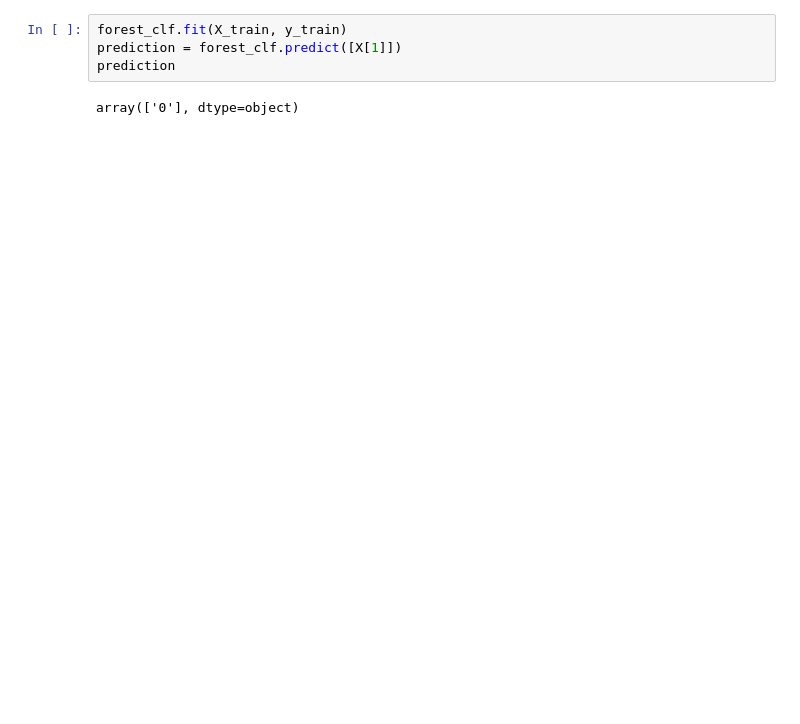
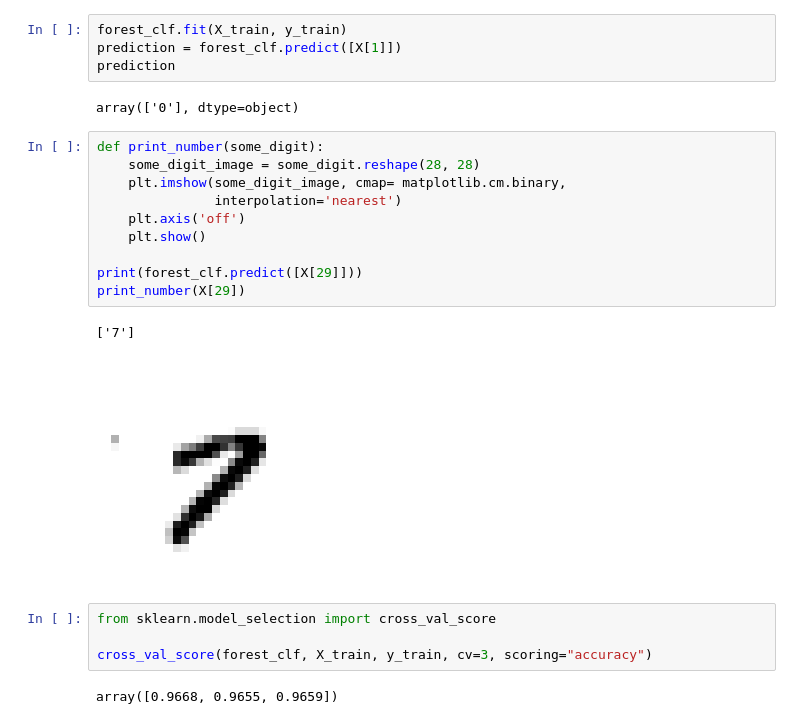
Before and after one commit to sandropaganotti/machine-learning-exercises, a Jupyter notebook: Chapter 3. MNIST.ipynb, the cells around one changed output. Cells and saved outputs as stored; diff of their text form; blank space fills up the shorter version.

Commit message:
Update Chapter 3. MNIST.ipynb
Added validation score

```diff
--- a/Chapter 3. MNIST.ipynb
+++ b/Chapter 3. MNIST.ipynb
@@ -155,3 +156,22 @@ prediction = forest_clf.predict([X[1]])
 prediction
 # %% [output]
 array(['0'], dtype=object)
+# %%
+def print_number(some_digit):
+    some_digit_image = some_digit.reshape(28, 28)
+    plt.imshow(some_digit_image, cmap= matplotlib.cm.binary,
+               interpolation='nearest')
+    plt.axis('off')
+    plt.show()
+
+print(forest_clf.predict([X[29]]))
+print_number(X[29])
+# %% [output]
+['7']
+[figure, added]
+# %%
+from sklearn.model_selection import cross_val_score
+
+cross_val_score(forest_clf, X_train, y_train, cv=3, scoring="accuracy")
+# %% [output]
+array([0.9668, 0.9655, 0.9659])
```
Also changed, not shown: parts of 8 cells of this notebook.
